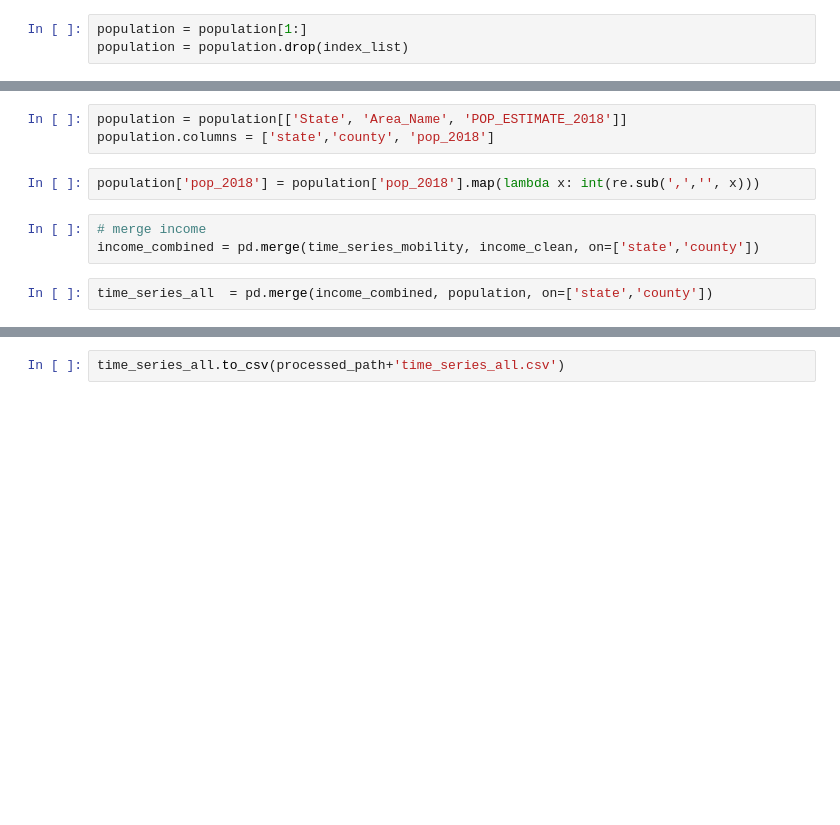
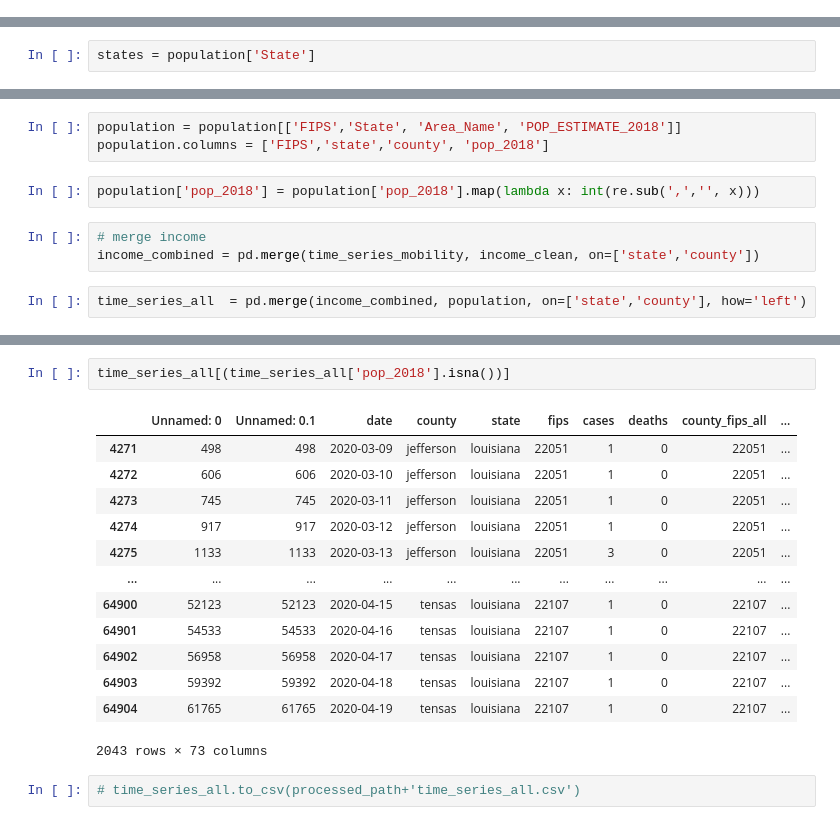
Before and after one commit to TianyuanCai/covid19, a Jupyter notebook: code/income.ipynb, the cells around one changed output, grey strips where cells are left out. Saved outputs shown, nothing was run; the diff lists cells and outputs as text; blank space fills up the shorter version.

Commit message:
update mobility ay, income and pop

```diff
--- a/code/income.ipynb
+++ b/code/income.ipynb
@@ -30,6 +29,3 @@ income_clean = income_clean.drop(['County','2,018'], axis=1)
 income_clean = income_clean[['county','state','income_2018']]
 # %%
 income_clean['income_2018'] = income_clean['income_2018'].map(lambda x: int(re.sub(',','', x)))
-# %%
-population = population[1:]
-population = population.drop(index_list)
@@ -36,3 +48,5 @@ population = population.drop(index_list)
+# %%
+states = population['State']
 # %%
 # find index of
 index_list = []
@@ -44,12 +60,12 @@ population['Area_Name'] = population['Area_Name'].map(lambda x: re.sub(' County|
 dictionary = {short:long for (short,long) in zip(states_name['Code'], states_name['State'])}
 population['State'] = population['State'].map(dictionary).str.lower()
 # %%
-population = population[['State', 'Area_Name', 'POP_ESTIMATE_2018']]
-population.columns = ['state','county', 'pop_2018']
+population = population[['FIPS','State', 'Area_Name', 'POP_ESTIMATE_2018']]
+population.columns = ['FIPS','state','county', 'pop_2018']
 # %%
 population['pop_2018'] = population['pop_2018'].map(lambda x: int(re.sub(',','', x)))
 # %%
 # merge income
 income_combined = pd.merge(time_series_mobility, income_clean, on=['state','county'])
 # %%
-time_series_all  = pd.merge(income_combined, population, on=['state','county'])
+time_series_all  = pd.merge(income_combined, population, on=['state','county'], how='left')
@@ -56,2 +92,18 @@ time_series_all  = pd.merge(income_combined, population, on=['state','county'])
+# %%
+time_series_all[(time_series_all['pop_2018'].isna())]
+# %% [output]
+|  | Unnamed: 0 | Unnamed: 0.1 | date | county | state | fips | cases | deaths | county_fips_all | ... |
+| 4271 | 498 | 498 | 2020-03-09 | jefferson | louisiana | 22051 | 1 | 0 | 22051 | ... |
+| 4272 | 606 | 606 | 2020-03-10 | jefferson | louisiana | 22051 | 1 | 0 | 22051 | ... |
+| 4273 | 745 | 745 | 2020-03-11 | jefferson | louisiana | 22051 | 1 | 0 | 22051 | ... |
+| 4274 | 917 | 917 | 2020-03-12 | jefferson | louisiana | 22051 | 1 | 0 | 22051 | ... |
+| 4275 | 1133 | 1133 | 2020-03-13 | jefferson | louisiana | 22051 | 3 | 0 | 22051 | ... |
+| ... | ... | ... | ... | ... | ... | ... | ... | ... | ... | ... |
+| 64900 | 52123 | 52123 | 2020-04-15 | tensas | louisiana | 22107 | 1 | 0 | 22107 | ... |
+| 64901 | 54533 | 54533 | 2020-04-16 | tensas | louisiana | 22107 | 1 | 0 | 22107 | ... |
+| 64902 | 56958 | 56958 | 2020-04-17 | tensas | louisiana | 22107 | 1 | 0 | 22107 | ... |
+| 64903 | 59392 | 59392 | 2020-04-18 | tensas | louisiana | 22107 | 1 | 0 | 22107 | ... |
+| 64904 | 61765 | 61765 | 2020-04-19 | tensas | louisiana | 22107 | 1 | 0 | 22107 | ... |
+2043 rows × 73 columns
 # %%
-time_series_all.to_csv(processed_path+'time_series_all.csv')
+# time_series_all.to_csv(processed_path+'time_series_all.csv')
```
Also changed, not shown: parts of 4 cells of this notebook, 4 other files.
